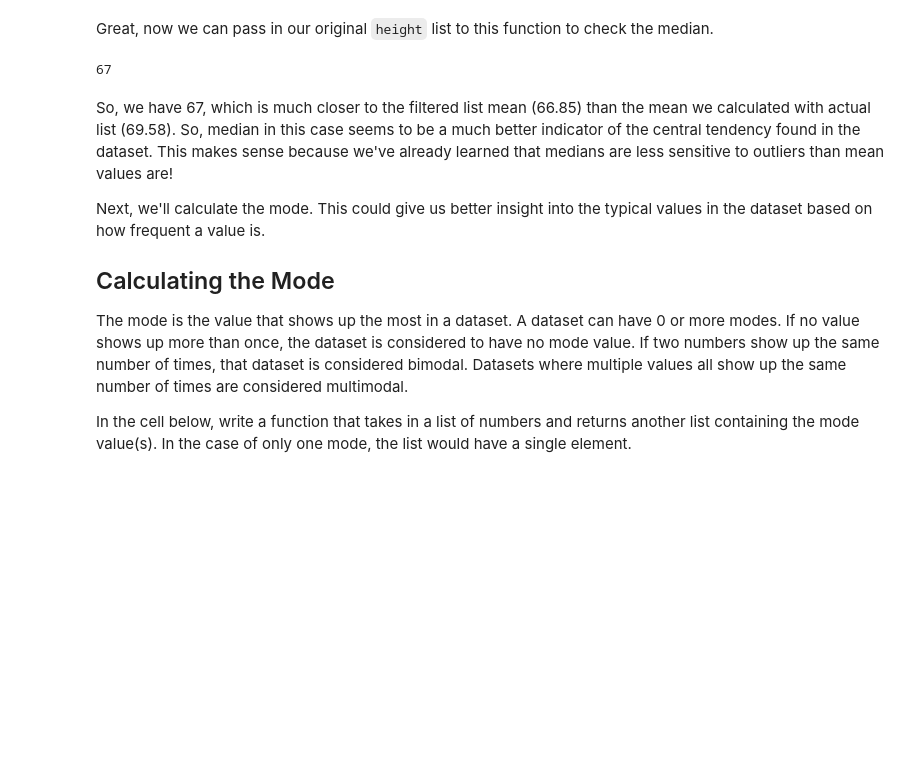
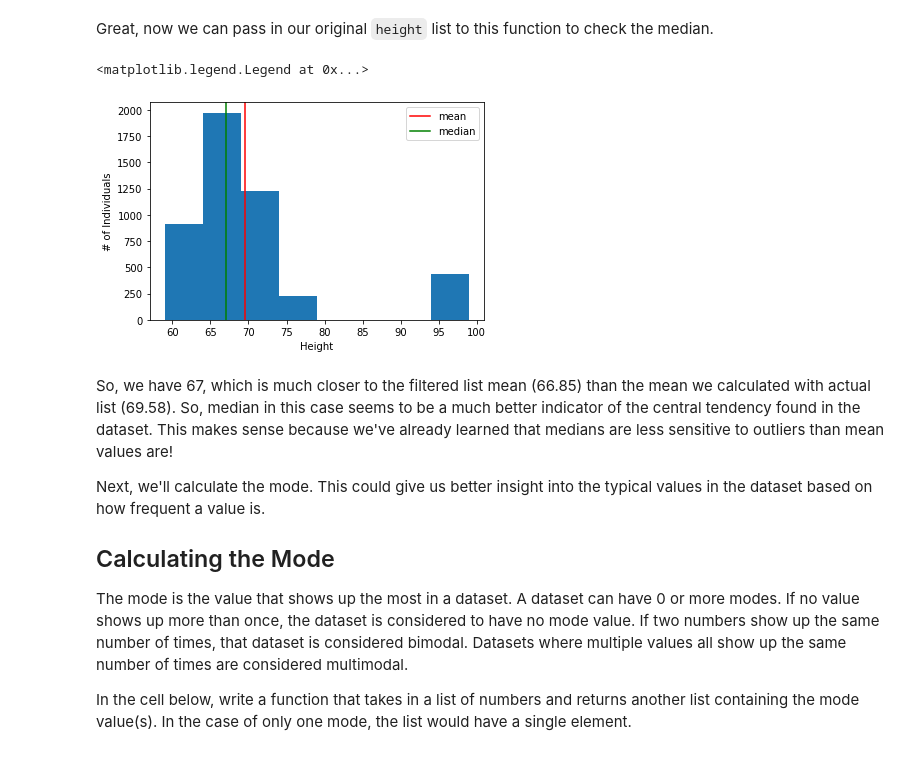
Before and after one commit to zero731/dsc-implementing-statistics-with-functions-lab-onl01-dtsc-ft-070620, a Jupyter notebook: index.ipynb, the cells around one changed output. Cells and saved outputs as stored; diff of their text form; code cells hidden in the pictures; blank space fills up the shorter version.

```diff
--- a/index.ipynb
+++ b/index.ipynb
@@ -185,11 +182,11 @@ def get_median(data):
 
     # Check for even/odd and perform calculations accordingly - use if-else
 
-    if len(data) % 2 == 0:
-        half = int(len(data_sorted) / 2)
+    if len(data_sorted) % 2 == 0:
+        half = len(data_sorted) // 2
         median = (data_sorted[half] + data_sorted[half - 1]) / 2
     else:
-        half = int(len(data_sorted) / 2)
+        half = len(data_sorted) // 2
         median = data_sorted[half]
     return median
 
@@ -203,13 +200,22 @@ print(get_median(test2)) # 2.5
 2.5
 # %% [markdown]
 Great, now we can pass in our original `height` list to this function to check the median.
-# %%
-# Calculate the median of our original height list
-get_median(height)
-
-# 67
-# %% [output]
-67
+# %%
+# Calculate the median of our original height list
+get_median(height)
+
+# 67
+
+# histogram with outliers
+plt.hist(height, bins=8)
+plt.xlabel('Height')
+plt.ylabel('# of Individuals')
+plt.axvline(get_mean(height), color='red', label='mean')
+plt.axvline(get_median(height), color='green', label='median')
+plt.legend()
+# %% [output]
+<matplotlib.legend.Legend at 0x...>
+[figure, added]
 # %% [markdown]
 So, we have 67, which is much closer to the filtered list mean (66.85) than the mean we calculated with actual list (69.58). So, median in this case seems to be a much better indicator of the central tendency found in the dataset. This makes sense because we've already learned that medians are less sensitive to outliers than mean values are!
 
```
Also changed, not shown: parts of 5 cells of this notebook.
